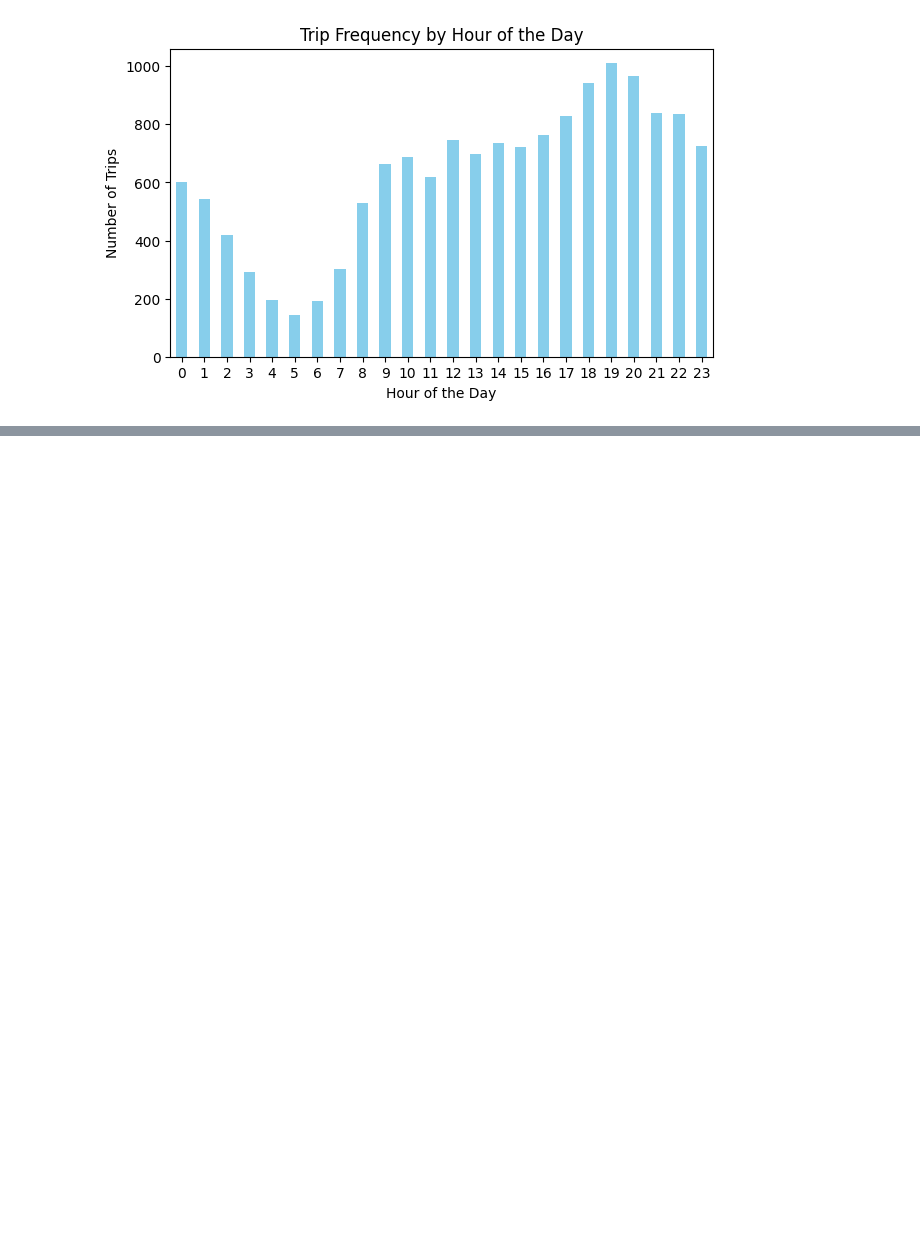
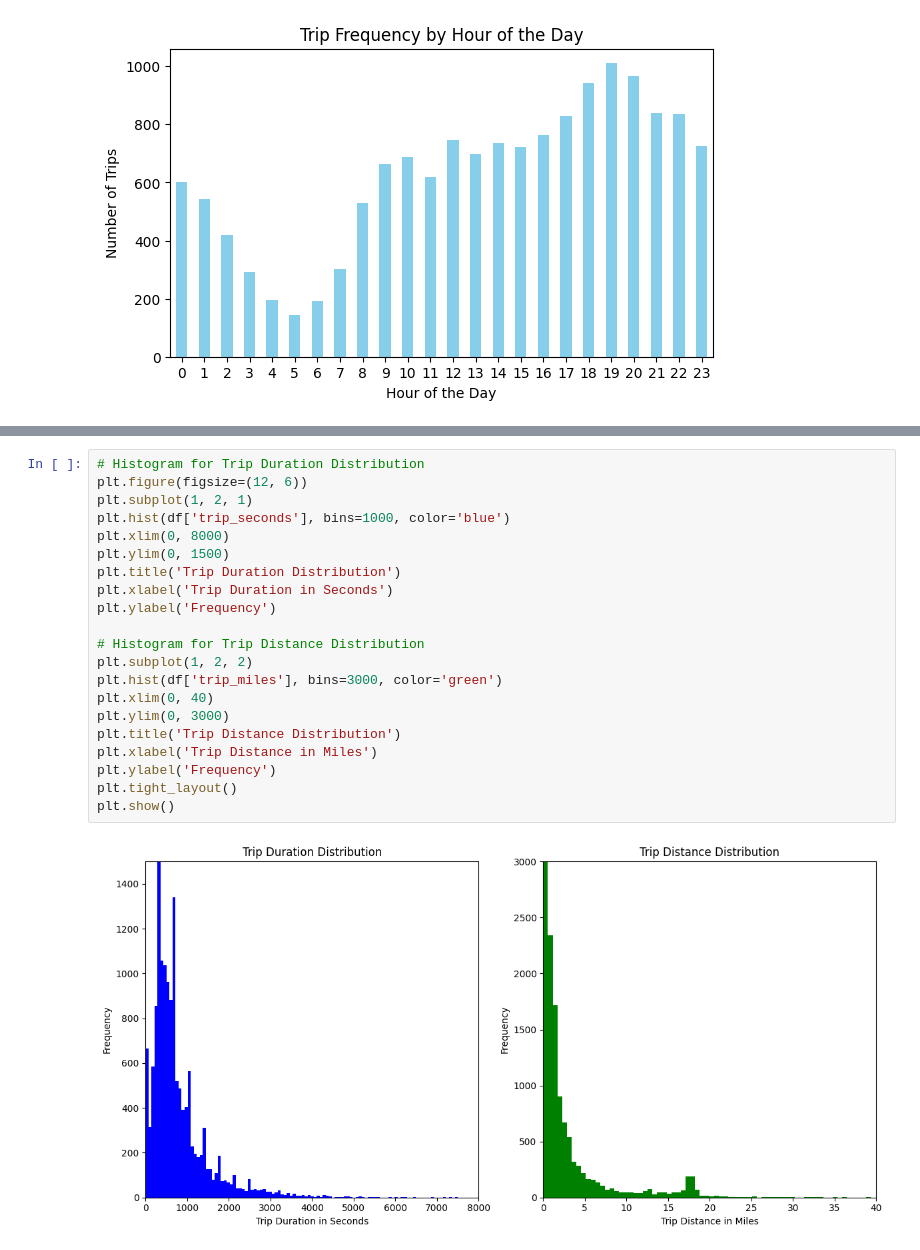
Before and after one commit to abhijain565aj/CS215-Assignment, a Jupyter notebook: A5-23B0903-23B0928-23B1057/Q2.ipynb, the cells around one changed output, grey strips where cells are left out. Drawn from its saved outputs; the diff is of its cells as text; blank space fills up the shorter version.

```diff
--- a/A5-23B0903-23B0928-23B1057/Q2.ipynb
+++ b/A5-23B0903-23B0928-23B1057/Q2.ipynb
@@ -203,0 +102,23 @@ plt.show()
+# %%
+# Histogram for Trip Duration Distribution
+plt.figure(figsize=(12, 6))
+plt.subplot(1, 2, 1)
+plt.hist(df['trip_seconds'], bins=1000, color='blue')
+plt.xlim(0, 8000)
+plt.ylim(0, 1500)
+plt.title('Trip Duration Distribution')
+plt.xlabel('Trip Duration in Seconds')
+plt.ylabel('Frequency')
+
+# Histogram for Trip Distance Distribution
+plt.subplot(1, 2, 2)
+plt.hist(df['trip_miles'], bins=3000, color='green')
+plt.xlim(0, 40)
+plt.ylim(0, 3000)
+plt.title('Trip Distance Distribution')
+plt.xlabel('Trip Distance in Miles')
+plt.ylabel('Frequency')
+plt.tight_layout()
+plt.show()
+# %% [output]
+[figure, added]
```
Also changed, not shown: parts of 44 cells of this notebook, 2 other files.
